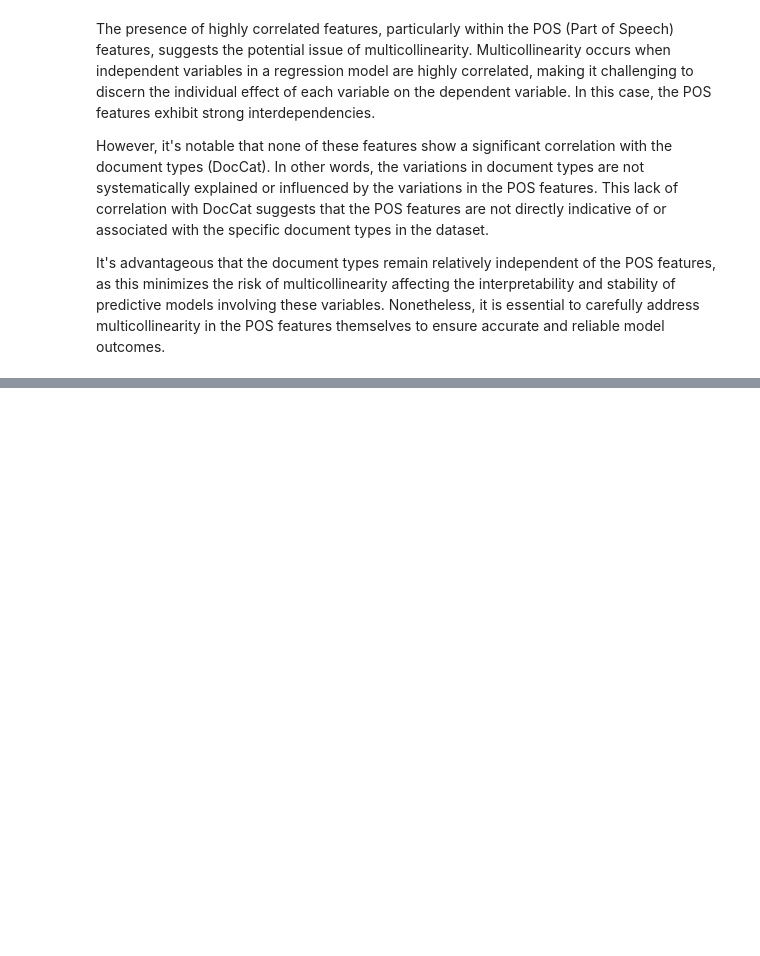
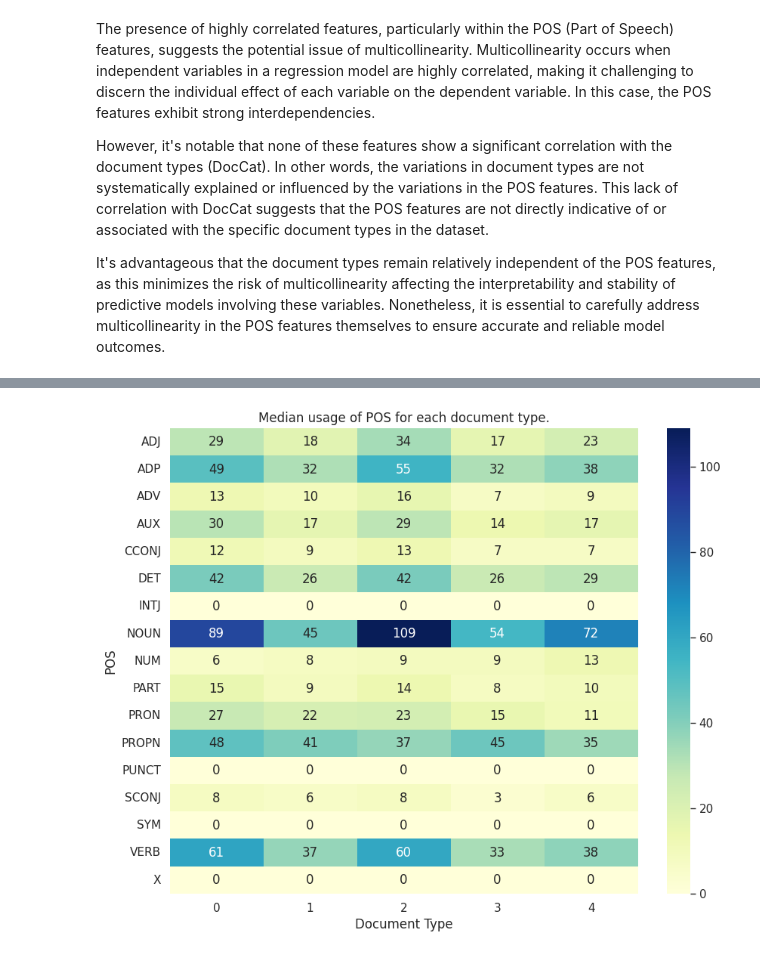
Before and after one commit to diaconumadalina/BBC-Text-classification, a Jupyter notebook: bbc-text-classification-1-text-preprocessing.ipynb, the cells around one changed output, grey strips where cells are left out. Drawn from its saved outputs; the diff is of its cells as text; code cells hidden in the pictures; blank space fills up the shorter version.

```diff
--- a/bbc-text-classification-1-text-preprocessing.ipynb
+++ b/bbc-text-classification-1-text-preprocessing.ipynb
@@ -827,0 +870,23 @@ final_df
+# %%
+# Convert datatype of all POC features.
+pos_keys = final_df.columns.tolist()[3:20]
+
+plt.figure(figsize=(10, 8))
+sns.heatmap(
+    final_df.pivot_table(index="DocCat", values=pos_keys, aggfunc="median").fillna(0).astype("int64").T,
+    annot=True,
+    cmap="YlGnBu",
+    fmt=".0f",
+#     cbar=True,
+#     linecolor="white",
+#     linewidths=1,
+#     xticklabels=class_label_mapping.keys(),
+#     annot_kws={"size": 10}
+)
+
+plt.title("Median usage of POS for each document type.")
+plt.xlabel("Document Type")
+plt.ylabel("POS")
+plt.show()
+# %% [output]
+[figure, added]
```
Also changed, not shown: parts of 11 cells of this notebook.
